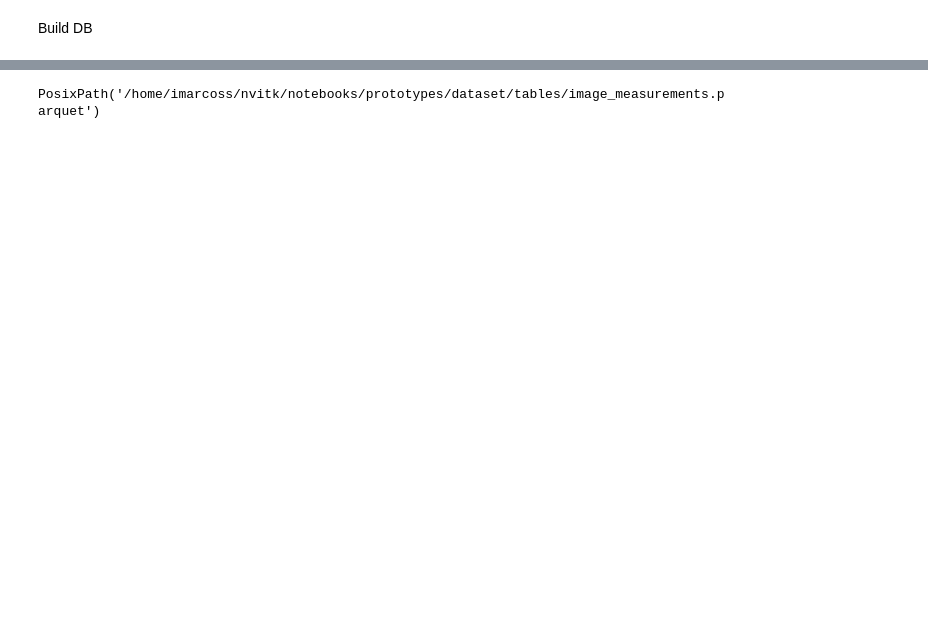
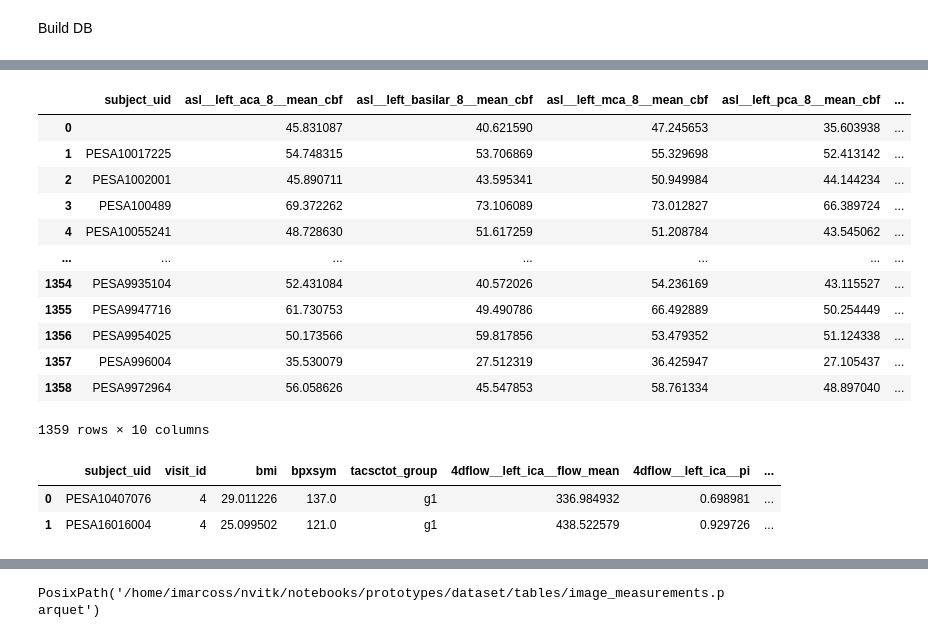
Before and after one commit to CNIC-Neuroimaging/Nvitk, a Jupyter notebook: notebooks/prototypes/database.ipynb, the cells around one changed output, grey strips where cells are left out. Cells and saved outputs as stored; diff of their text form; code cells hidden in the pictures; blank space fills up the shorter version.

```diff
--- a/notebooks/prototypes/database.ipynb
+++ b/notebooks/prototypes/database.ipynb
@@ -65,0 +113,43 @@ import_pesabrain_source(repo, db_base, "PESABrain_ASLPerfusion_VascularAtlas_Mea
+# %%
+repo.image(
+    modality="asl",
+    variables=['mean_cbf'],
+    # regions=["right_ica"],
+    atlas="vascular-8",
+    wide=True,
+)
+# %% [output]
+|  | subject_uid | asl__left_aca_8__mean_cbf | asl__left_basilar_8__mean_cbf | asl__left_mca_8__mean_cbf | asl__left_pca_8__mean_cbf | ... |
+| 0 |  | 45.831087 | 40.621590 | 47.245653 | 35.603938 | ... |
+| 1 | PESA10017225 | 54.748315 | 53.706869 | 55.329698 | 52.413142 | ... |
+| 2 | PESA1002001 | 45.890711 | 43.595341 | 50.949984 | 44.144234 | ... |
+| 3 | PESA100489 | 69.372262 | 73.106089 | 73.012827 | 66.389724 | ... |
+| 4 | PESA10055241 | 48.728630 | 51.617259 | 51.208784 | 43.545062 | ... |
+| ... | ... | ... | ... | ... | ... | ... |
+| 1354 | PESA9935104 | 52.431084 | 40.572026 | 54.236169 | 43.115527 | ... |
+| 1355 | PESA9947716 | 61.730753 | 49.490786 | 66.492889 | 50.254449 | ... |
+| 1356 | PESA9954025 | 50.173566 | 59.817856 | 53.479352 | 51.124338 | ... |
+| 1357 | PESA996004 | 35.530079 | 27.512319 | 36.425947 | 27.105437 | ... |
+| 1358 | PESA9972964 | 56.058626 | 45.547853 | 58.761334 | 48.897040 | ... |
+1359 rows × 10 columns
+# %%
+clinical = repo.clinical(
+    variables=["BPXSYM", "BMI", "tacsctot_group"],
+    filters={"subject_uid": ["PESA10407076", "PESA16016004"]},
+    wide=True,
+)
+
+hemo = repo.image(
+    modality="4dflow",
+    variables=["flow_mean", 'pi'],
+    regions=["right_ica", "left_ica"],
+    data_version=1,
+    wide=True,
+)
+
+report_df = repo.join([clinical, hemo])
+report_df.head()
+# %% [output]
+|  | subject_uid | visit_id | bmi | bpxsym | tacsctot_group | 4dflow__left_ica__flow_mean | 4dflow__left_ica__pi | ... |
+| 0 | PESA10407076 | 4 | 29.011226 | 137.0 | g1 | 336.984932 | 0.698981 | ... |
+| 1 | PESA16016004 | 4 | 25.099502 | 121.0 | g1 | 438.522579 | 0.929726 | ... |
```
Also changed, not shown: parts of 5 cells of this notebook, 29 other files.
